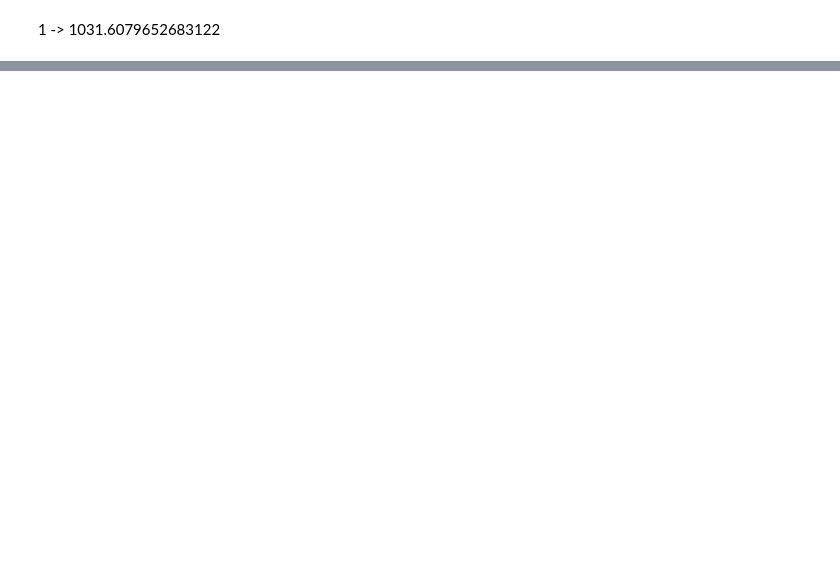
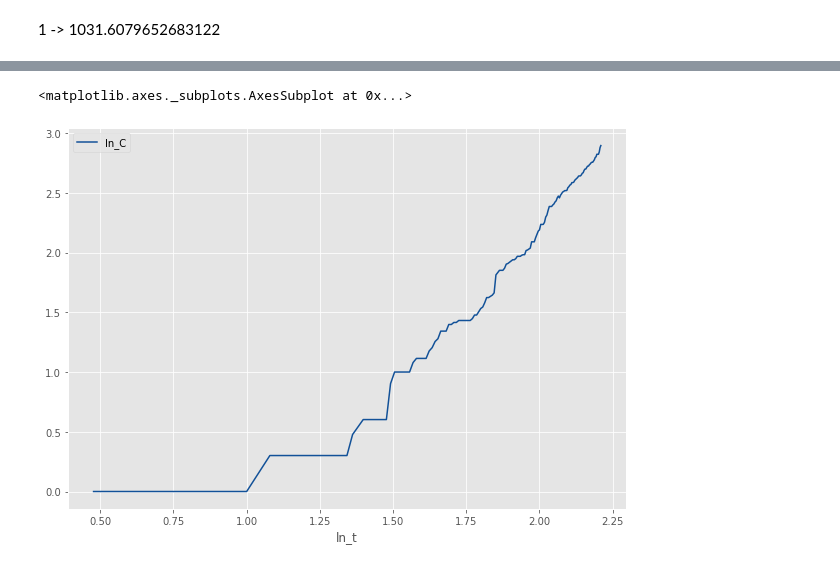
Before and after one commit to emdemor/Pocos-de-Caldas-COVID-19-Data, a Jupyter notebook: main-3.ipynb, the cells around one changed output, grey strips where cells are left out. Drawn from its saved outputs; the diff is of its cells as text; code cells hidden in the pictures; blank space fills up the shorter version.

```diff
--- a/main-3.ipynb
+++ b/main-3.ipynb
@@ -216,0 +218,9 @@ plt_bol.get_figure().savefig('results/covid_cases_line_plot.png')
+# %%
+df_bol['ln_t'] = np.log10(df_bol['Days'])
+df_bol['ln_C'] = np.log10(df_bol['Confirmados'])
+# %%
+df_bol.plot.line(x='ln_t',y='ln_C',color=["#125198"],
+                                              figsize=(10,7))
+# %% [output]
+<matplotlib.axes._subplots.AxesSubplot at 0x...>
+[figure, added]
```
Also changed, not shown: parts of 9 cells of this notebook, 4 other files.
